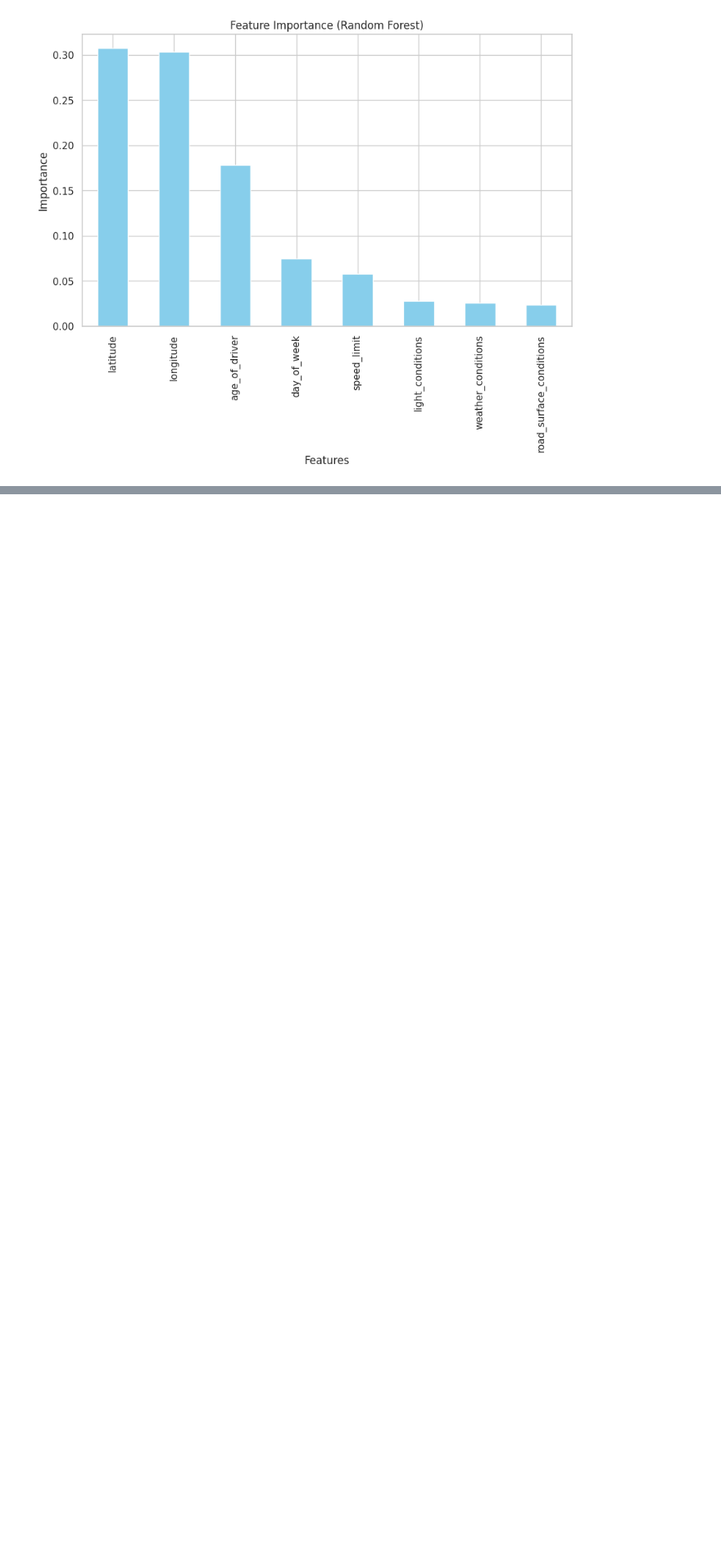
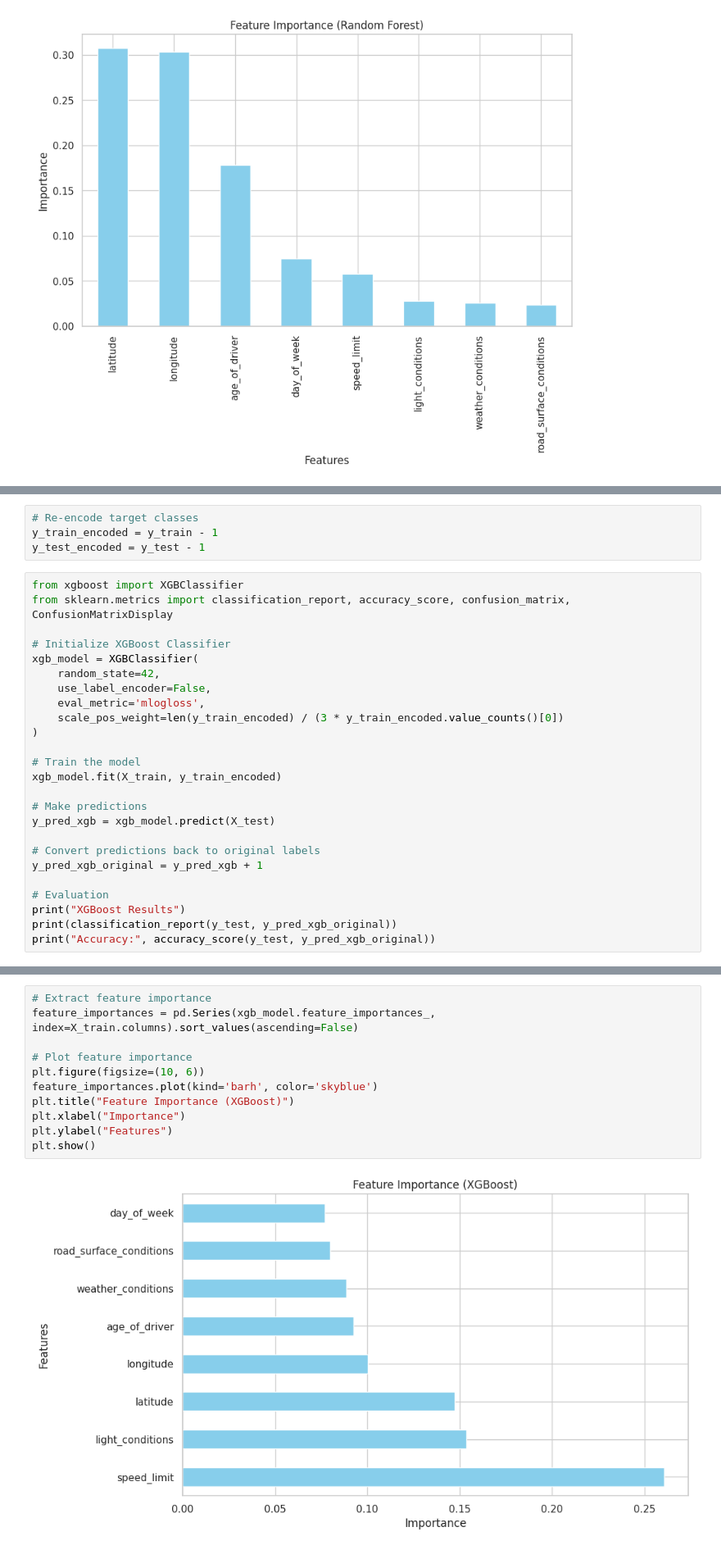
Before and after one commit to Nikitha14-code/Datascience-project, a Jupyter notebook: ACCIDENT_HOTSPOT_DETECTION_AND_RISK_PREDICTION.ipynb, the cells around one changed output, grey strips where cells are left out. Shown at 82% size. Drawn from its saved outputs; the diff is of its cells as text; blank space fills up the shorter version.

Commit message:
Feature importance of XGBoost

```diff
--- a/ACCIDENT_HOTSPOT_DETECTION_AND_RISK_PREDICTION.ipynb
+++ b/ACCIDENT_HOTSPOT_DETECTION_AND_RISK_PREDICTION.ipynb
@@ -503,0 +506,29 @@ plt.show()
+# %%
+# Re-encode target classes
+y_train_encoded = y_train - 1
+y_test_encoded = y_test - 1
+# %%
+from xgboost import XGBClassifier
+from sklearn.metrics import classification_report, accuracy_score, confusion_matrix, ConfusionMatrixDisplay
+
+# Initialize XGBoost Classifier
+xgb_model = XGBClassifier(
+    random_state=42,
+    use_label_encoder=False,
+    eval_metric='mlogloss',
+    scale_pos_weight=len(y_train_encoded) / (3 * y_train_encoded.value_counts()[0])
+)
+
+# Train the model
+xgb_model.fit(X_train, y_train_encoded)
+
+# Make predictions
+y_pred_xgb = xgb_model.predict(X_test)
+
+# Convert predictions back to original labels
+y_pred_xgb_original = y_pred_xgb + 1
+
+# Evaluation
+print("XGBoost Results")
+print(classification_report(y_test, y_pred_xgb_original))
+print("Accuracy:", accuracy_score(y_test, y_pred_xgb_original))
@@ -503,0 +548,13 @@ plt.show()
+# %%
+# Extract feature importance
+feature_importances = pd.Series(xgb_model.feature_importances_, index=X_train.columns).sort_values(ascending=False)
+
+# Plot feature importance
+plt.figure(figsize=(10, 6))
+feature_importances.plot(kind='barh', color='skyblue')
+plt.title("Feature Importance (XGBoost)")
+plt.xlabel("Importance")
+plt.ylabel("Features")
+plt.show()
+# %% [output]
+[figure, added]
```
Also changed, not shown: parts of 2 cells of this notebook.
